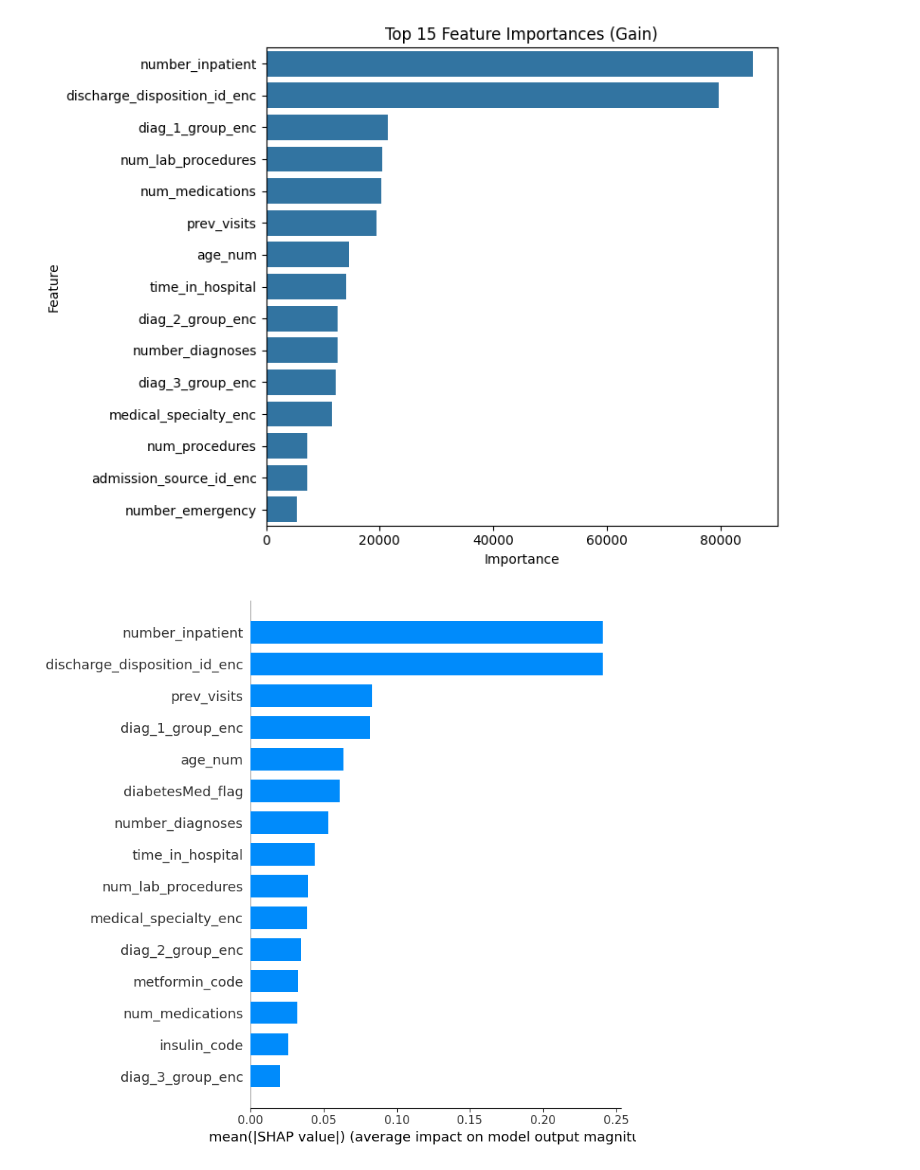
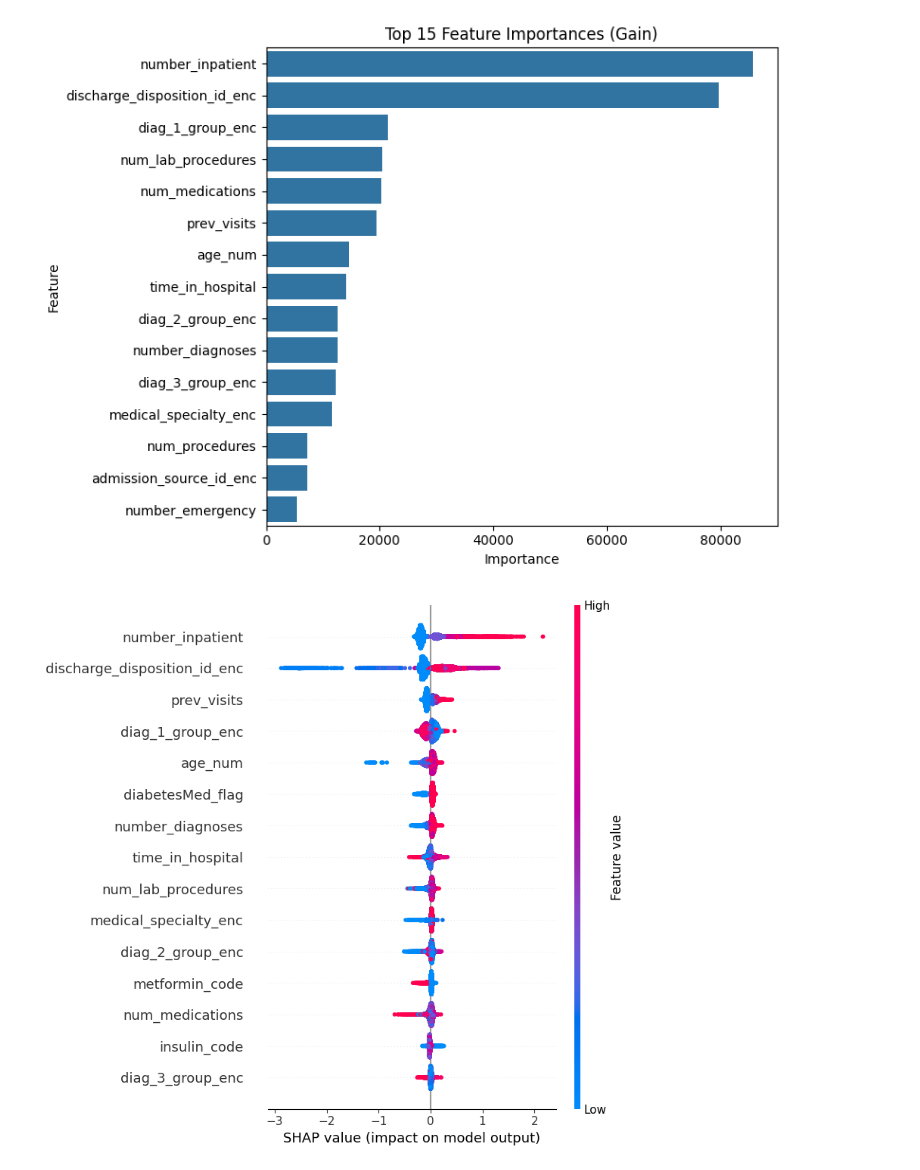
Before and after one commit to mandfr19/diabetes-130-us-hospitals-for-years-1999-2008, a Jupyter notebook: index.ipynb, the cells around one changed output. Drawn from its saved outputs; the diff is of its cells as text; code cells hidden in the pictures.

Commit message:
Update SHAP plot

```diff
--- a/index.ipynb
+++ b/index.ipynb
@@ -607,7 +607,7 @@ from lightgbm import early_stopping
 model = lgb.train(
     params,
     lgb_train,
-    num_boost_round=500,
+    num_boost_round=1500,
     valid_sets=[lgb_train, lgb_val],
     valid_names=['train', 'valid'],
     callbacks=[
@@ -683,12 +683,12 @@ plt.show()
 # %%
 # ---------- SHAP Explainability ----------
 %matplotlib inline
 
 explainer = shap.TreeExplainer(model)
 shap_values = explainer.shap_values(X_test)
 
-# Global feature importance (summary plot)
-shap.summary_plot(shap_values, X_test, plot_type="bar", max_display=15)
+# Full beeswarm summary for distribution of impacts
+shap.summary_plot(shap_values, X_test, max_display=15)
 plt.close() # clear figure
 # %% [output]
-[figure, old version]
+[figure, new version]
```
Also changed, not shown: parts of 1 cell of this notebook.
